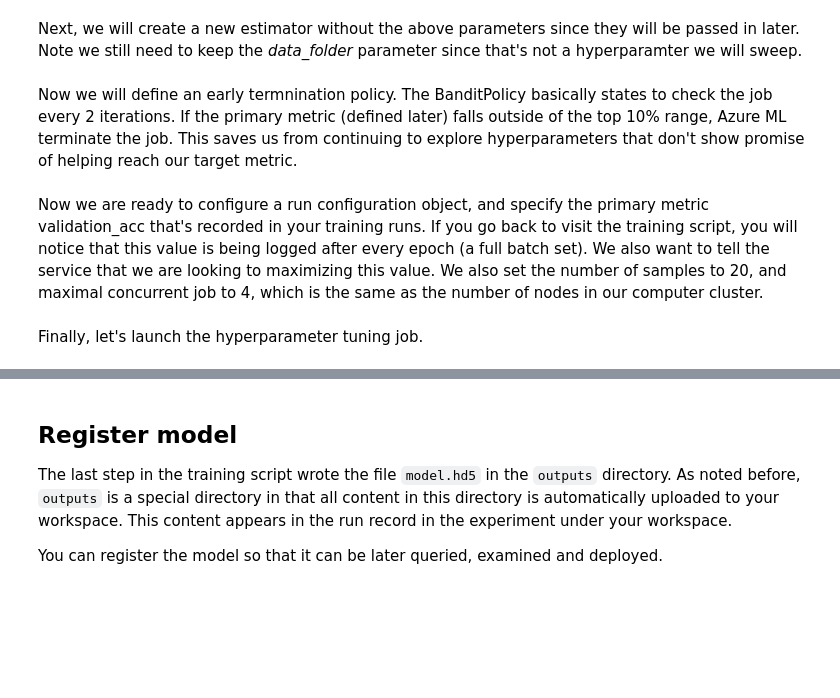
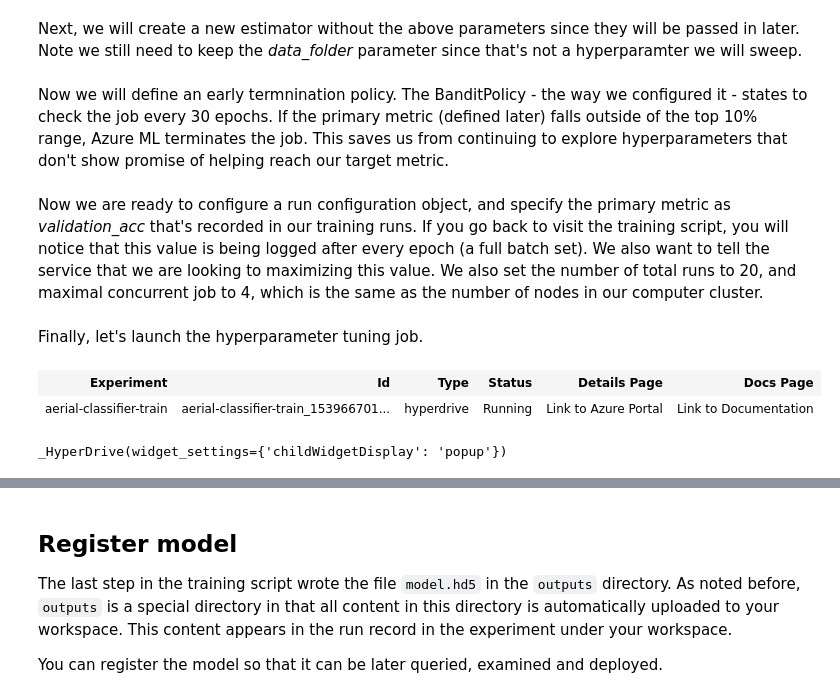
Before and after one commit to jakazmie/AIDays, a Jupyter notebook: DataScientistTrack/02-AML-EndToEndWalkthrough/02-train.ipynb, the cells around one changed output, grey strips where cells are left out. Cells and saved outputs as stored; diff of their text form; code cells hidden in the pictures; blank space fills up the shorter version.

```diff
--- a/DataScientistTrack/02-AML-EndToEndWalkthrough/02-train.ipynb
+++ b/DataScientistTrack/02-AML-EndToEndWalkthrough/02-train.ipynb
@@ -285,7 +342,7 @@ ps = RandomParameterSampling(
     {
         '--batch_size': choice(32, 64),
         '--units': choice(256, 512),
-        '--l1': choice(0.01, 0.04, 0.08),
+        '--l1': choice(0.01, 0.04),
         '--l2': choice(0.01, 0.04, 0.08)
     }
 )
@@ -306,14 +363,15 @@ est = Estimator(source_directory=script_folder,
                 pip_packages=['h5py','pillow','tensorflow-gpu']
                 )
 # %% [markdown]
-Now we will define an early termnination policy. The BanditPolicy basically states to check the job every 2 iterations. If the primary metric (defined later) falls outside of the top 10% range, Azure ML terminate the job. This saves us from continuing to explore hyperparameters that don't show promise of helping reach our target metric.
+Now we will define an early termnination policy. The BanditPolicy - the way we configured it - states to check the job every 30 epochs. If the primary metric (defined later) falls outside of the top 10% range, Azure ML terminates the job. This saves us from continuing to explore hyperparameters that don't show promise of helping reach our target metric.
 # %%
-policy = BanditPolicy(evaluation_interval=2, slack_factor=0.1)
+policy = BanditPolicy(evaluation_interval=30, slack_factor=0.1)
 # %% [markdown]
-Now we are ready to configure a run configuration object, and specify the primary metric validation_acc that's recorded in your training runs. If you go back to visit the training script, you will notice that this value is being logged after every epoch (a full batch set). We also want to tell the service that we are looking to maximizing this value. We also set the number of samples to 20, and maximal concurrent job to 4, which is the same as the number of nodes in our computer cluster.
+Now we are ready to configure a run configuration object, and specify the primary metric as *validation_acc* that's recorded in our training runs. If you go back to visit the training script, you will notice that this value is being logged after every epoch (a full batch set). We also want to tell the service that we are looking to maximizing this value. We also set the number of total runs to 20, and maximal concurrent job to 4, which is the same as the number of nodes in our computer cluster.
 # %%
 htc = HyperDriveRunConfig(estimator=est,
                           hyperparameter_sampling=ps,
+                          policy=policy,
                           primary_metric_name='validation_acc',
                           primary_metric_goal=PrimaryMetricGoal.MAXIMIZE,
                           max_total_runs=20,
@@ -321,6 +379,14 @@ htc = HyperDriveRunConfig(estimator=est,
 # %% [markdown]
 Finally, let's launch the hyperparameter tuning job.
 # %%
-run = exp.submit(config=est)
-run
+hdr = exp.submit(config=htc)
+hdr
+# %% [output]
+| Experiment | Id | Type | Status | Details Page | Docs Page |
+| aerial-classifier-train | aerial-classifier-train_153966701... | hyperdrive | Running | Link to Azure Portal | Link to Documentation |
+# %%
+from azureml.train.widgets import RunDetails
+RunDetails(hdr).show()
+# %% [output]
+_HyperDrive(widget_settings={'childWidgetDisplay': 'popup'})
 # %%
```
Also changed, not shown: parts of 14 cells of this notebook.
